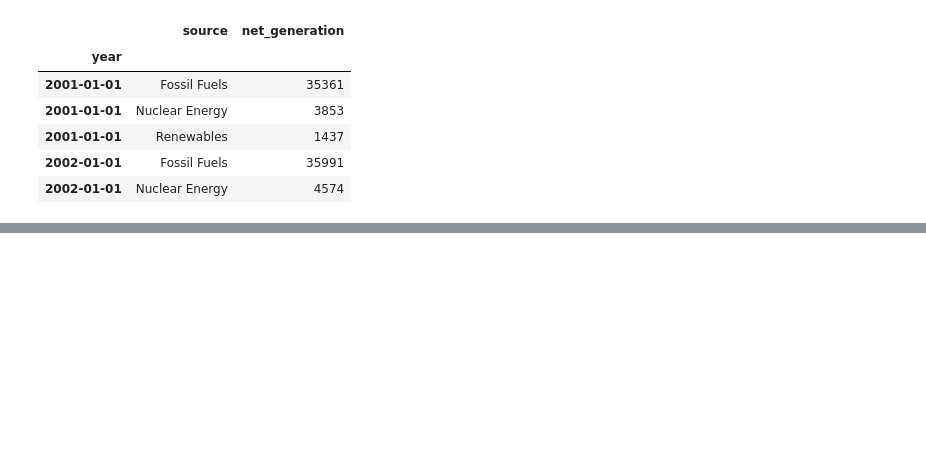
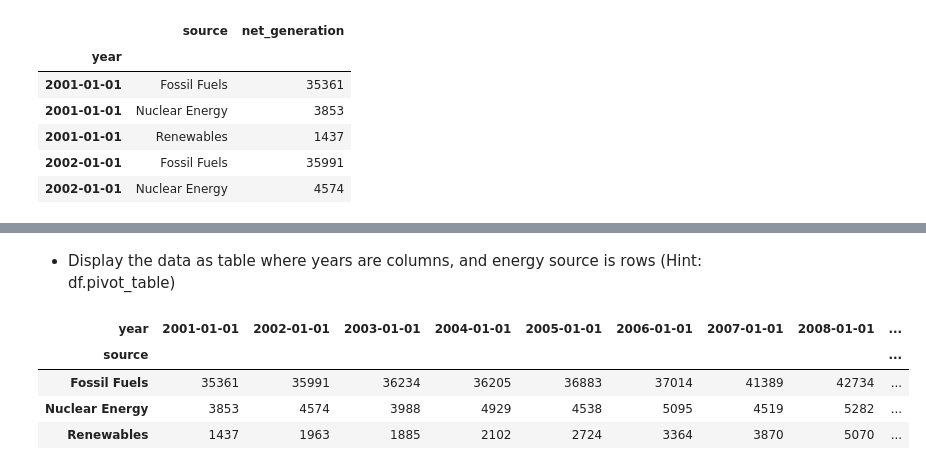
Before and after one commit to chadallen210/time-series-exercises, a Jupyter notebook: time_series_data_exercises.ipynb, the cells around one changed output, grey strips where cells are left out. Saved outputs shown, nothing was run; the diff lists cells and outputs as text; code cells hidden in the pictures; blank space fills up the shorter version.

```diff
--- a/time_series_data_exercises.ipynb
+++ b/time_series_data_exercises.ipynb
@@ -466,0 +485,10 @@ df.head()
+# %% [markdown]
+- Display the data as table where years are columns, and energy source is rows (Hint: df.pivot_table)
+# %%
+pd.pivot_table(data=df, index='source', columns='year', values='net_generation')
+# %% [output]
+| year | 2001-01-01 | 2002-01-01 | 2003-01-01 | 2004-01-01 | 2005-01-01 | 2006-01-01 | 2007-01-01 | 2008-01-01 | ... |
+| source |  |  |  |  |  |  |  |  | ... |
+| Fossil Fuels | 35361 | 35991 | 36234 | 36205 | 36883 | 37014 | 41389 | 42734 | ... |
+| Nuclear Energy | 3853 | 4574 | 3988 | 4929 | 4538 | 5095 | 4519 | 5282 | ... |
+| Renewables | 1437 | 1963 | 1885 | 2102 | 2724 | 3364 | 3870 | 5070 | ... |
```
Also changed, not shown: parts of 15 cells of this notebook.
